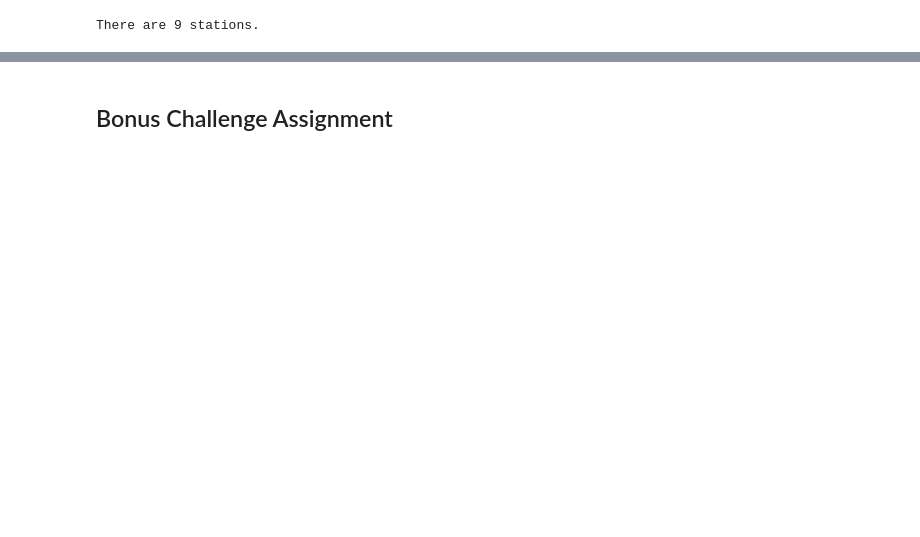
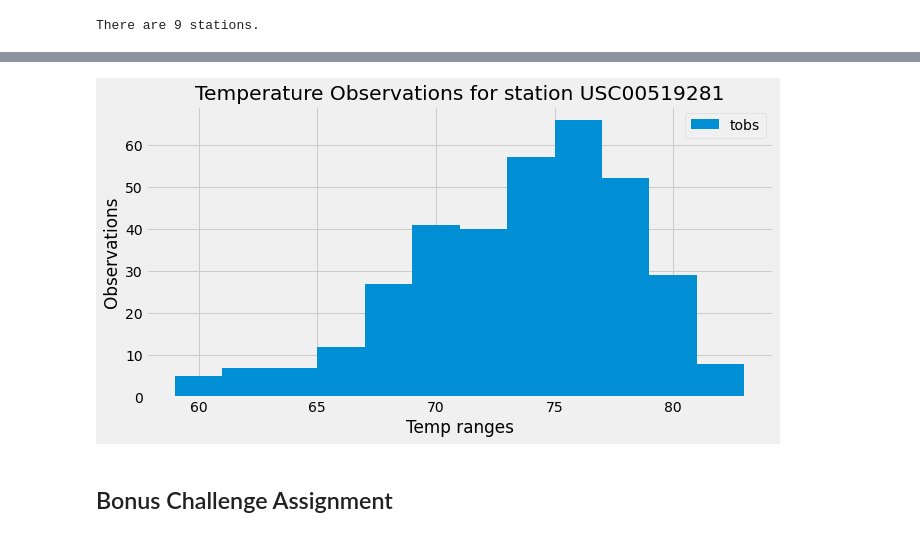
Before and after one commit to ramirezgc/sqlalchemy-challenge, a Jupyter notebook: climate_starter.ipynb, the cells around one changed output, grey strips where cells are left out. Cells and saved outputs as stored; diff of their text form; code cells hidden in the pictures; blank space fills up the shorter version.

```diff
--- a/climate_starter.ipynb
+++ b/climate_starter.ipynb
@@ -192,3 +193,8 @@ There are 9 stations.
 # %%
 # What are the most active stations? (i.e. what stations have the most rows)?
 # List the stations and the counts in descending order.
+
+active_stations = session.query(Measurement.station, func.count(Measurement.station)).\
+            group_by(Measurement.station).\
+            order_by(func.count(Measurement.station).desc()).all()
+active_stations
@@ -195,3 +211,9 @@ There are 9 stations.
 # %%
 # Using the station id from the previous query, calculate the lowest temperature recorded,
 # highest temperature recorded, and average temperature of the most active station?
+
+most_active_station = active_stations[0][0]
+
+temps = session.query(func.min(Measurement.tobs), func.max(Measurement.tobs), func.avg(Measurement.tobs)).\
+    filter(Measurement.station == most_active_station).all()
+temps
@@ -198,3 +222,11 @@ There are 9 stations.
 # %%
 # Choose the station with the highest number of temperature observations.
 # Query the last 12 months of temperature observation data for this station and plot the results as a histogram
+
+temp_observations = session.query(Measurement.station, Measurement.tobs).\
+            filter(Measurement.station == most_active_station).\
+            filter(Measurement.date >= date_one_year_ago).all()
+
+temp_obs_df = pd.DataFrame(temp_observations)
+temp_obs_df.set_index('station', inplace=True)
+temp_obs_df.head()
@@ -201,3 +241,11 @@ There are 9 stations.
+# %%
+temp_obs_df.plot.hist(by='station', bins=12, figsize=(10,5))
+plt.title('Temperature Observations for station ' + most_active_station)
+plt.xlabel('Temp ranges')
+plt.ylabel('Observations')
+plt.show()
+# %% [output]
+[figure, added]
 # %% [markdown]
 ## Bonus Challenge Assignment
 # %%
```
Also changed, not shown: parts of 8 cells of this notebook.
